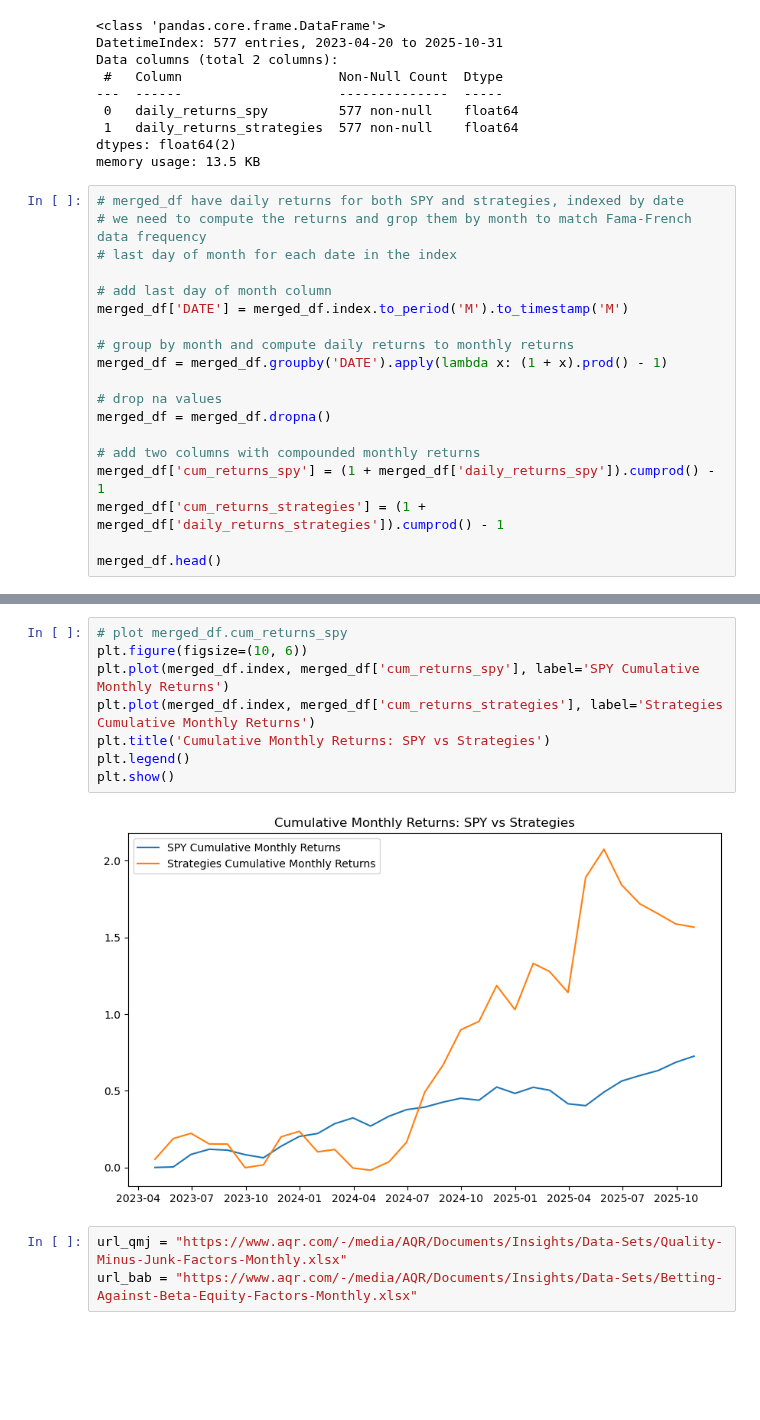
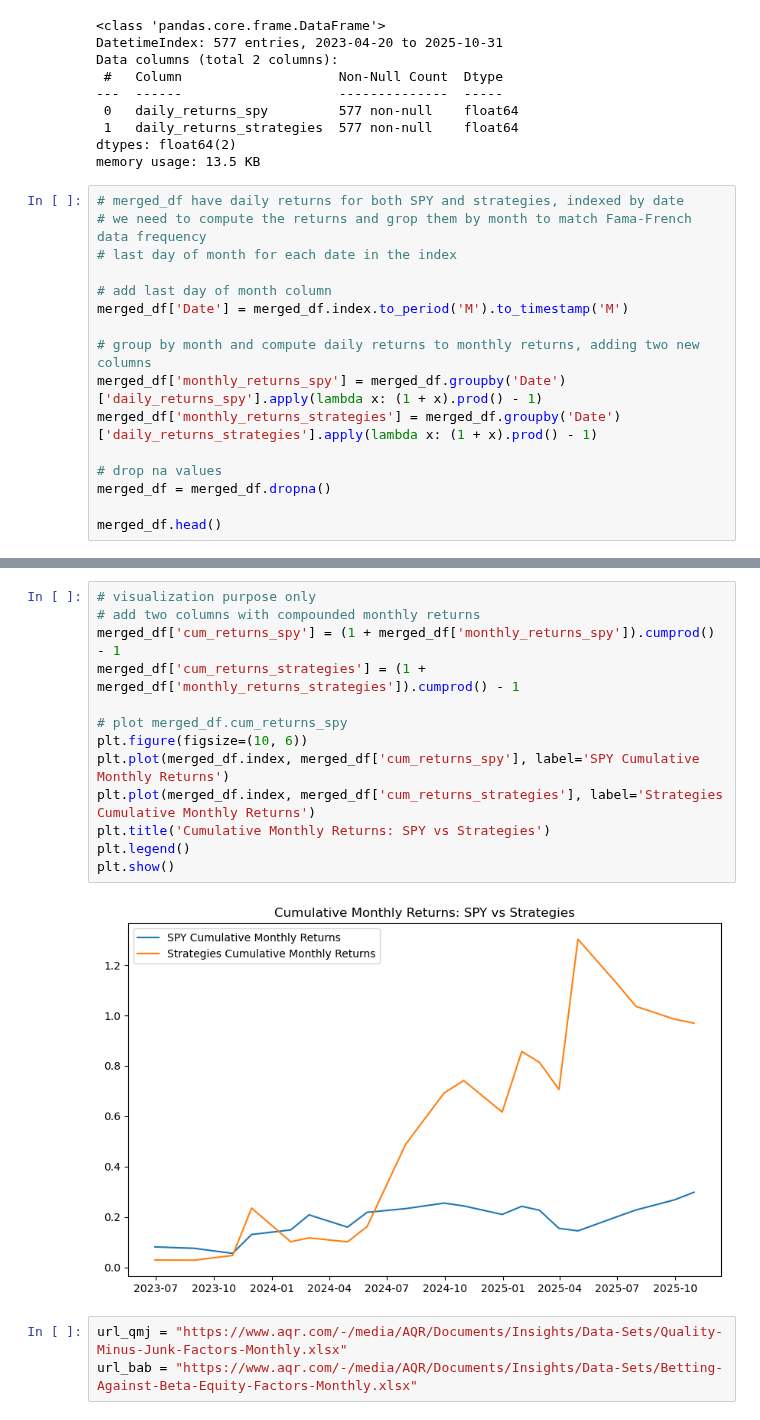
Before and after one commit to scimmione1/prop_trading_results_from_2023, a Jupyter notebook: 06_Strategy_vs_Fama-French Data.ipynb, the cells around one changed output, grey strips where cells are left out. Saved outputs shown, nothing was run; the diff lists cells and outputs as text; blank space fills up the shorter version.

```diff
--- a/06_Strategy_vs_Fama-French Data.ipynb
+++ b/06_Strategy_vs_Fama-French Data.ipynb
@@ -116,17 +116,14 @@ memory usage: 13.5 KB
 # last day of month for each date in the index
 
 # add last day of month column
-merged_df['DATE'] = merged_df.index.to_period('M').to_timestamp('M')
+merged_df['Date'] = merged_df.index.to_period('M').to_timestamp('M')
 
-# group by month and compute daily returns to monthly returns
-merged_df = merged_df.groupby('DATE').apply(lambda x: (1 + x).prod() - 1)
+# group by month and compute daily returns to monthly returns, adding two new columns
+merged_df['monthly_returns_spy'] = merged_df.groupby('Date')['daily_returns_spy'].apply(lambda x: (1 + x).prod() - 1)
+merged_df['monthly_returns_strategies'] = merged_df.groupby('Date')['daily_returns_strategies'].apply(lambda x: (1 + x).prod() - 1)
 
 # drop na values
 merged_df = merged_df.dropna()
 
-# add two columns with compounded monthly returns
-merged_df['cum_returns_spy'] = (1 + merged_df['daily_returns_spy']).cumprod() - 1
-merged_df['cum_returns_strategies'] = (1 + merged_df['daily_returns_strategies']).cumprod() - 1
-
 merged_df.head()
 # %% [output]
@@ -140,13 +136,18 @@ merged_df.head()
 # %%
+# visualization purpose only
+# add two columns with compounded monthly returns
+merged_df['cum_returns_spy'] = (1 + merged_df['monthly_returns_spy']).cumprod() - 1
+merged_df['cum_returns_strategies'] = (1 + merged_df['monthly_returns_strategies']).cumprod() - 1
+
 # plot merged_df.cum_returns_spy
 plt.figure(figsize=(10, 6))
 plt.plot(merged_df.index, merged_df['cum_returns_spy'], label='SPY Cumulative Monthly Returns')
 plt.plot(merged_df.index, merged_df['cum_returns_strategies'], label='Strategies Cumulative Monthly Returns')
 plt.title('Cumulative Monthly Returns: SPY vs Strategies')
 plt.legend()
 plt.show()
 # %% [output]
-[figure, old version]
+[figure, new version]
 # %%
 url_qmj = "https://www.aqr.com/-/media/AQR/Documents/Insights/Data-Sets/Quality-Minus-Junk-Factors-Monthly.xlsx"
 url_bab = "https://www.aqr.com/-/media/AQR/Documents/Insights/Data-Sets/Betting-Against-Beta-Equity-Factors-Monthly.xlsx"
```
Also changed, not shown: parts of 13 cells of this notebook.
